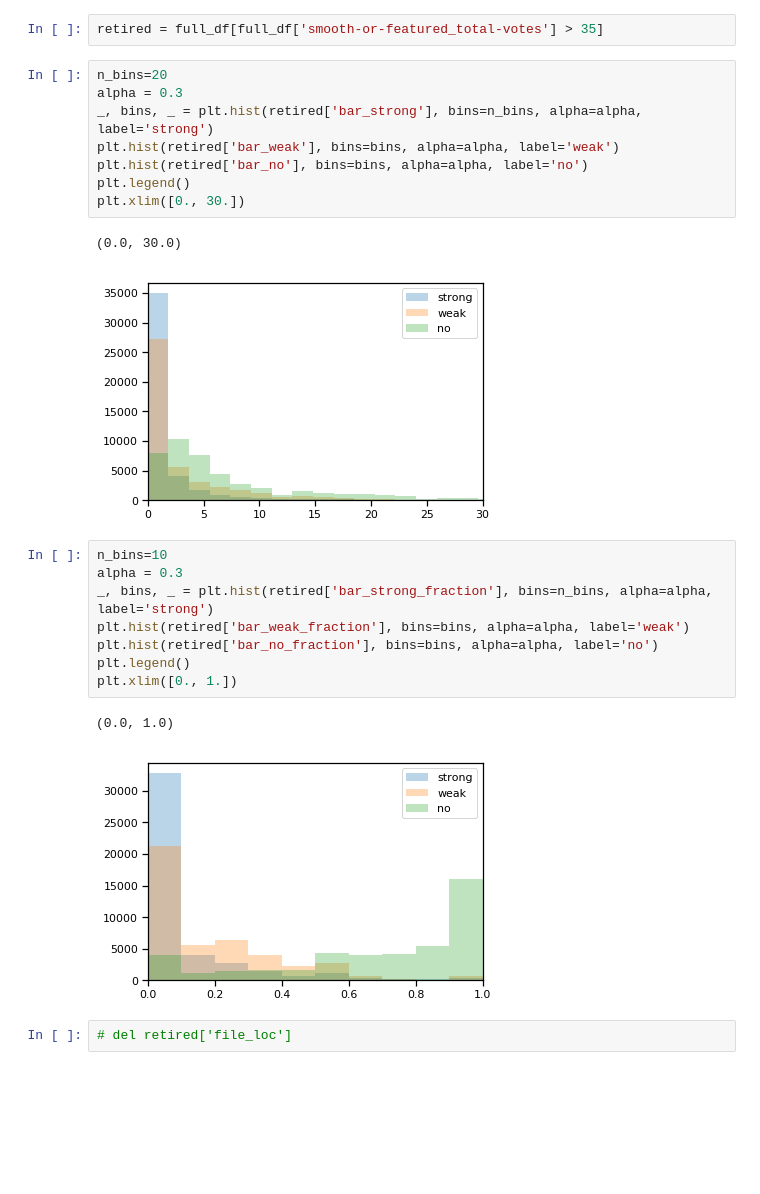
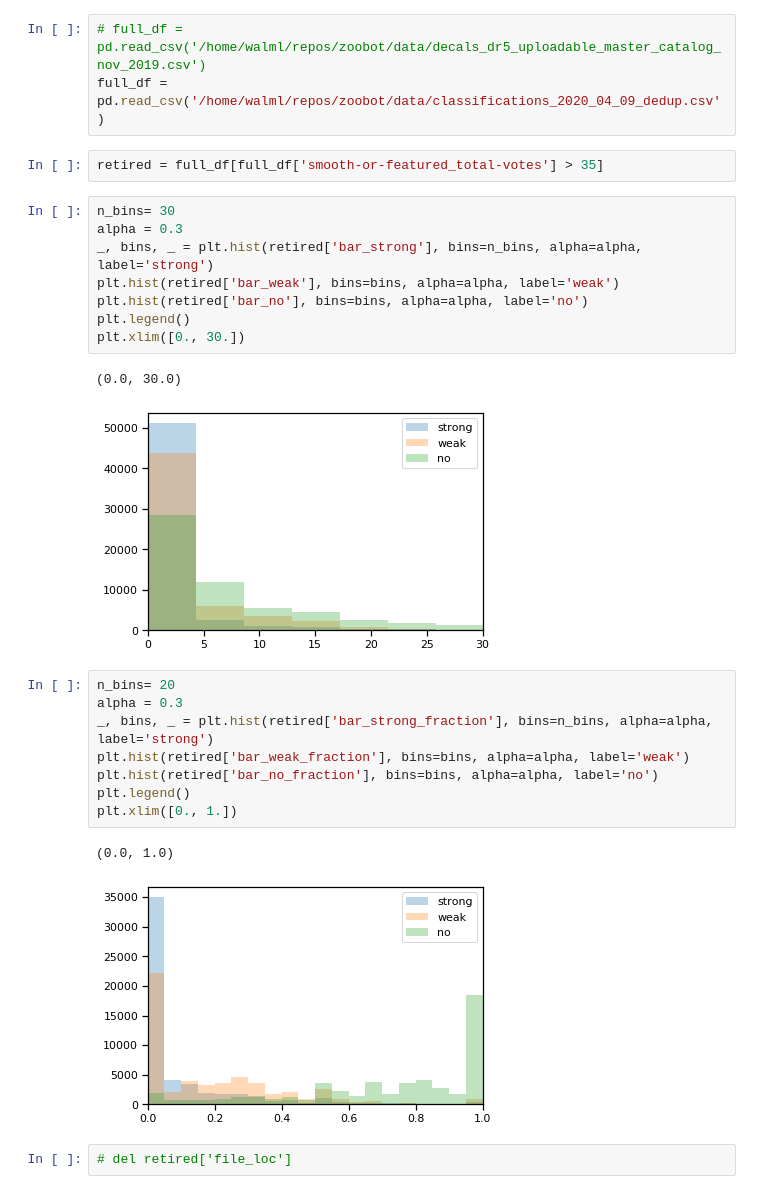
Before and after one commit to colinleach/zoobot, a Jupyter notebook: notebooks/decals_multiquestion_shards.ipynb, the cells around one changed output. Drawn from its saved outputs; the diff is of its cells as text; blank space fills up the shorter version.

```diff
--- a/notebooks/decals_multiquestion_shards.ipynb
+++ b/notebooks/decals_multiquestion_shards.ipynb
@@ -38,18 +20,21 @@ full_df = pd.read_csv('../data/decals/prepared_catalogs/decals_smooth_may/full_c
+# %%
+# full_df = pd.read_csv('/home/walml/repos/zoobot/data/decals_dr5_uploadable_master_catalog_nov_2019.csv')
+full_df = pd.read_csv('/home/walml/repos/zoobot/data/classifications_2020_04_09_dedup.csv')
 # %%
 retired = full_df[full_df['smooth-or-featured_total-votes'] > 35]
 # %%
-n_bins=20
+n_bins= 30
 alpha = 0.3
 _, bins, _ = plt.hist(retired['bar_strong'], bins=n_bins, alpha=alpha, label='strong')
 plt.hist(retired['bar_weak'], bins=bins, alpha=alpha, label='weak')
 plt.hist(retired['bar_no'], bins=bins, alpha=alpha, label='no')
 plt.legend()
 plt.xlim([0., 30.])
 # %% [output]
 (0.0, 30.0)
-[figure, old version]
+[figure, new version]
 # %%
-n_bins=10
+n_bins= 20
 alpha = 0.3
 _, bins, _ = plt.hist(retired['bar_strong_fraction'], bins=n_bins, alpha=alpha, label='strong')
 plt.hist(retired['bar_weak_fraction'], bins=bins, alpha=alpha, label='weak')
@@ -58,7 +43,7 @@ plt.legend()
 plt.xlim([0., 1.])
 # %% [output]
 (0.0, 1.0)
-[figure, old version]
+[figure, new version]
 # %%
 # del retired['file_loc']
 # %%
```
Also changed, not shown: parts of 10 cells of this notebook, 4 other files.
